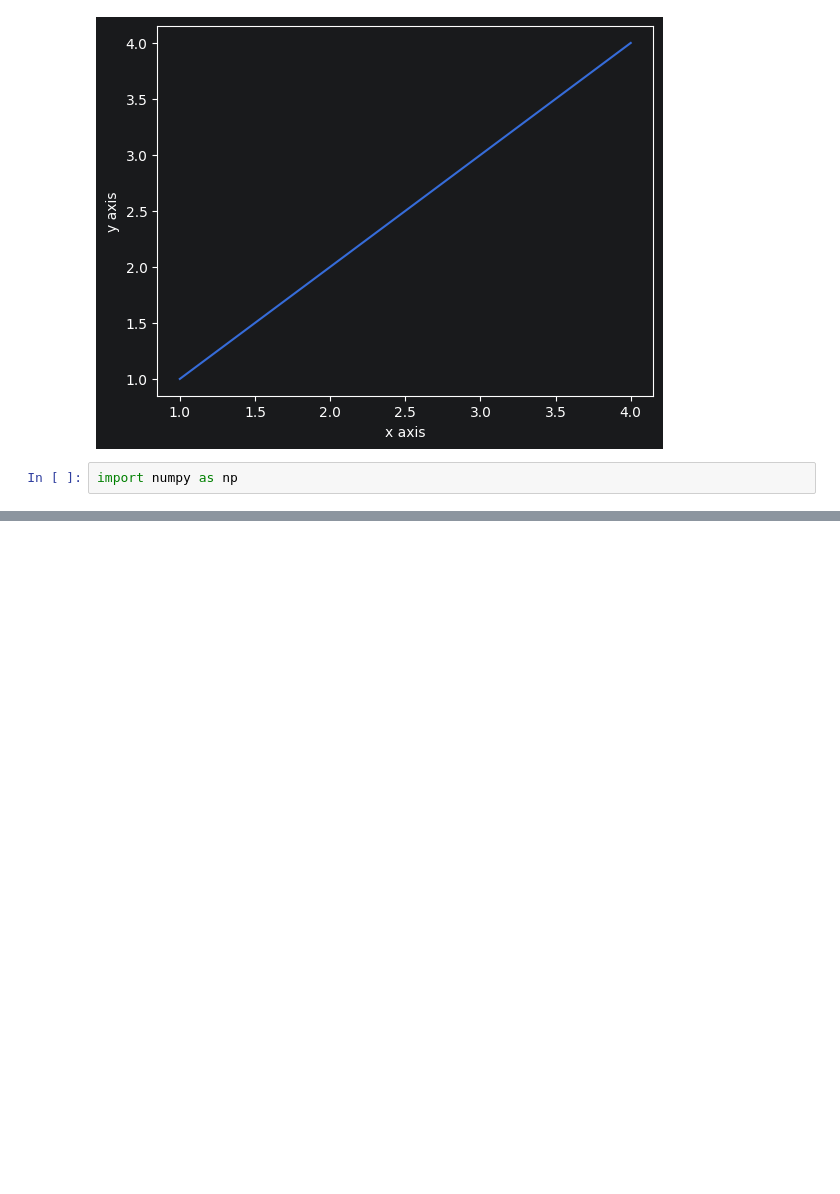
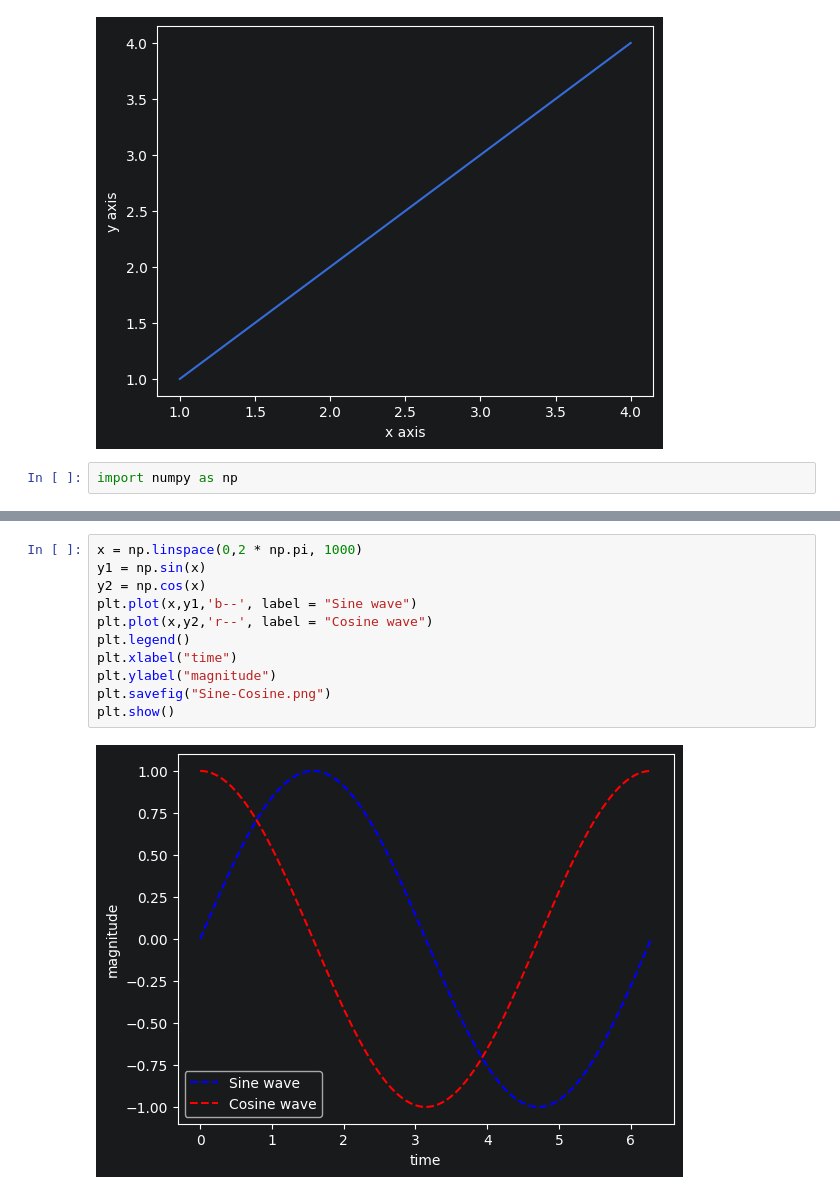
Before and after one commit to Gwiin/study, a Jupyter notebook: ML/matplot/ex_01.ipynb, the cells around one changed output, grey strips where cells are left out. Cells and saved outputs as stored; diff of their text form; blank space fills up the shorter version.

```diff
--- a/ML/matplot/ex_01.ipynb
+++ b/ML/matplot/ex_01.ipynb
@@ -19,0 +43,13 @@ plt.show()
+# %%
+x = np.linspace(0,2 * np.pi, 1000)
+y1 = np.sin(x)
+y2 = np.cos(x)
+plt.plot(x,y1,'b--', label = "Sine wave")
+plt.plot(x,y2,'r--', label = "Cosine wave")
+plt.legend()
+plt.xlabel("time")
+plt.ylabel("magnitude")
+plt.savefig("Sine-Cosine.png")
+plt.show()
+# %% [output]
+[figure, added]
```
Also changed, not shown: parts of 11 cells of this notebook, 15 other files.
